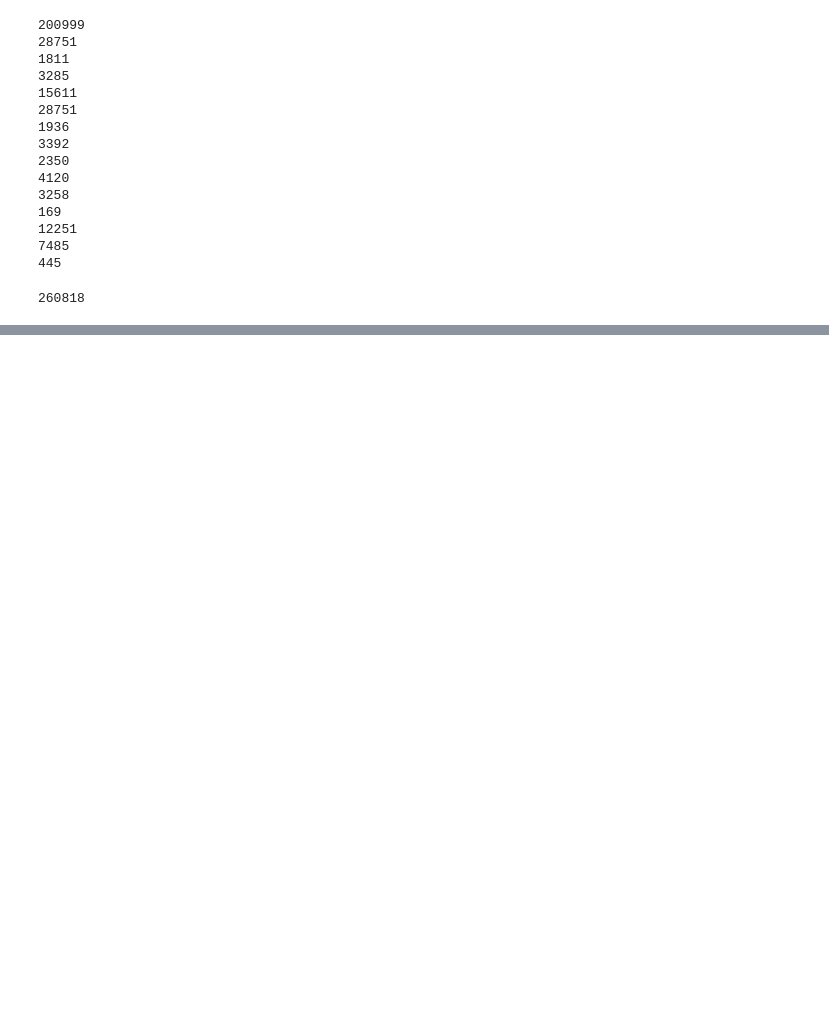
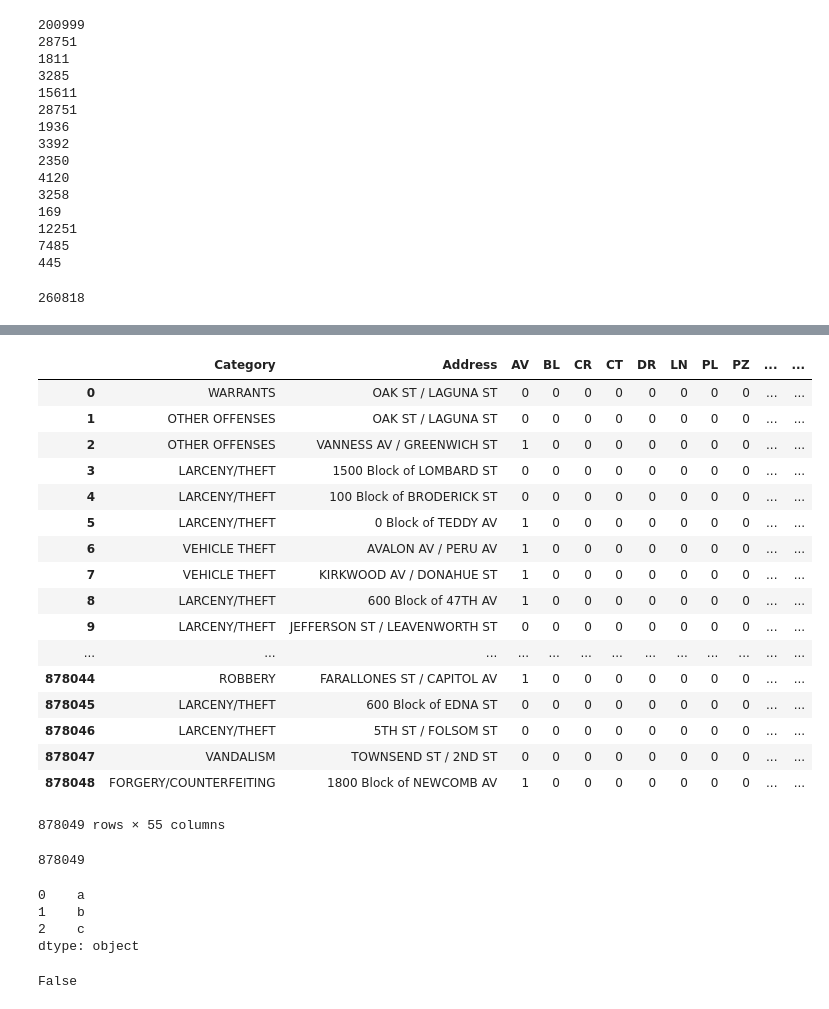
Before and after one commit to FaguiCurtain/Kaggle-SF, a Jupyter notebook: Address_Features.ipynb, the cells around one changed output, grey strips where cells are left out. Saved outputs shown, nothing was run; the diff lists cells and outputs as text; code cells hidden in the pictures; blank space fills up the shorter version.

```diff
--- a/Address_Features.ipynb
+++ b/Address_Features.ipynb
@@ -133,6 +97,6 @@ Index([u'Dates', u'Category', u'Descript', u'DayOfWeek', u'PdDistrict',
       dtype='object')
 # %%
-df_raw['Address']=df_raw['Address'].astype('category')
-sum(df_raw['Address'].value_counts() > 1)
-bool = df_raw['Address'].value_counts() >30
-sum(df_raw['Address'].value_counts()[bool==True])
+#df_raw['Address']=df_raw['Address'].astype('category')
+#sum(df_raw['Address'].value_counts() > 1)
+#bool = df_raw['Address'].value_counts() >30
+#sum(df_raw['Address'].value_counts()[bool==True])
@@ -143,8 +105,8 @@ addresses=sorted(df_raw["Address"].unique())
 categories=sorted(df_raw["Category"].unique())
 C_counts=df_raw.groupby(["Category"]).size()
 A_C_counts=df_raw.groupby(["Address","Category"]).size()
+
 A_counts=df_raw.groupby(["Address"]).size()
-logodds={}
-logoddsPA={}
-MIN_CAT_COUNTS=2
-default_logodds=np.log(C_counts/len(df_raw))-np.log(1.0-C_counts/float(len(df_raw)))
+A_counts=pd.DataFrame(A_counts)
+A_counts.columns=['count']
+A_counts.head()
@@ -213,0 +121,4 @@ dtype: int64
+# %%
+df2 = pd.merge(df_raw,A_counts,left_on='Address',how='left',right_index=True)
+df2['one']=1
+df2.head()
@@ -213,0 +132,37 @@ dtype: int64
+# %%
+table = pd.pivot_table(df2, values='one',index=['Address'],
+                 columns=['Category'], fill_value=0, aggfunc=np.sum)
+Total=table.sum(axis=1)
+
+def myfun(v):
+    w=v.astype(float)
+    return(np.divide(w,Total))
+table=table.apply(myfun)
+table
+table.columns=["proba_"+str(x) for x in range(len(table.columns))]
+# %%
+df3=pd.merge(df2,table,left_on='Address',how='left',right_index=True).drop(['one'],axis=1)
+df3
+# %% [output]
+|  | Category | Address | AV | BL | CR | CT | DR | LN | PL | PZ | ... | ... |
+| 0 | WARRANTS | OAK ST / LAGUNA ST | 0 | 0 | 0 | 0 | 0 | 0 | 0 | 0 | ... | ... |
+| 1 | OTHER OFFENSES | OAK ST / LAGUNA ST | 0 | 0 | 0 | 0 | 0 | 0 | 0 | 0 | ... | ... |
+| 2 | OTHER OFFENSES | VANNESS AV / GREENWICH ST | 1 | 0 | 0 | 0 | 0 | 0 | 0 | 0 | ... | ... |
+| 3 | LARCENY/THEFT | 1500 Block of LOMBARD ST | 0 | 0 | 0 | 0 | 0 | 0 | 0 | 0 | ... | ... |
+| 4 | LARCENY/THEFT | 100 Block of BRODERICK ST | 0 | 0 | 0 | 0 | 0 | 0 | 0 | 0 | ... | ... |
+| 5 | LARCENY/THEFT | 0 Block of TEDDY AV | 1 | 0 | 0 | 0 | 0 | 0 | 0 | 0 | ... | ... |
+| 6 | VEHICLE THEFT | AVALON AV / PERU AV | 1 | 0 | 0 | 0 | 0 | 0 | 0 | 0 | ... | ... |
+| 7 | VEHICLE THEFT | KIRKWOOD AV / DONAHUE ST | 1 | 0 | 0 | 0 | 0 | 0 | 0 | 0 | ... | ... |
+| 8 | LARCENY/THEFT | 600 Block of 47TH AV | 1 | 0 | 0 | 0 | 0 | 0 | 0 | 0 | ... | ... |
+| 9 | LARCENY/THEFT | JEFFERSON ST / LEAVENWORTH ST | 0 | 0 | 0 | 0 | 0 | 0 | 0 | 0 | ... | ... |
+| ... | ... | ... | ... | ... | ... | ... | ... | ... | ... | ... | ... | ... |
+| 878044 | ROBBERY | FARALLONES ST / CAPITOL AV | 1 | 0 | 0 | 0 | 0 | 0 | 0 | 0 | ... | ... |
+| 878045 | LARCENY/THEFT | 600 Block of EDNA ST | 0 | 0 | 0 | 0 | 0 | 0 | 0 | 0 | ... | ... |
+| 878046 | LARCENY/THEFT | 5TH ST / FOLSOM ST | 0 | 0 | 0 | 0 | 0 | 0 | 0 | 0 | ... | ... |
+| 878047 | VANDALISM | TOWNSEND ST / 2ND ST | 0 | 0 | 0 | 0 | 0 | 0 | 0 | 0 | ... | ... |
+| 878048 | FORGERY/COUNTERFEITING | 1800 Block of NEWCOMB AV | 1 | 0 | 0 | 0 | 0 | 0 | 0 | 0 | ... | ... |
+878049 rows × 55 columns
+# %%
+len(df3)
+# %% [output]
+878049
@@ -213,0 +175,11 @@ dtype: int64
+# %%
+s
+# %% [output]
+0    a
+1    b
+2    c
+dtype: object
+# %%
+'a' in s
+# %% [output]
+False
```
Also changed, not shown: parts of 16 cells of this notebook, 1 other file.
